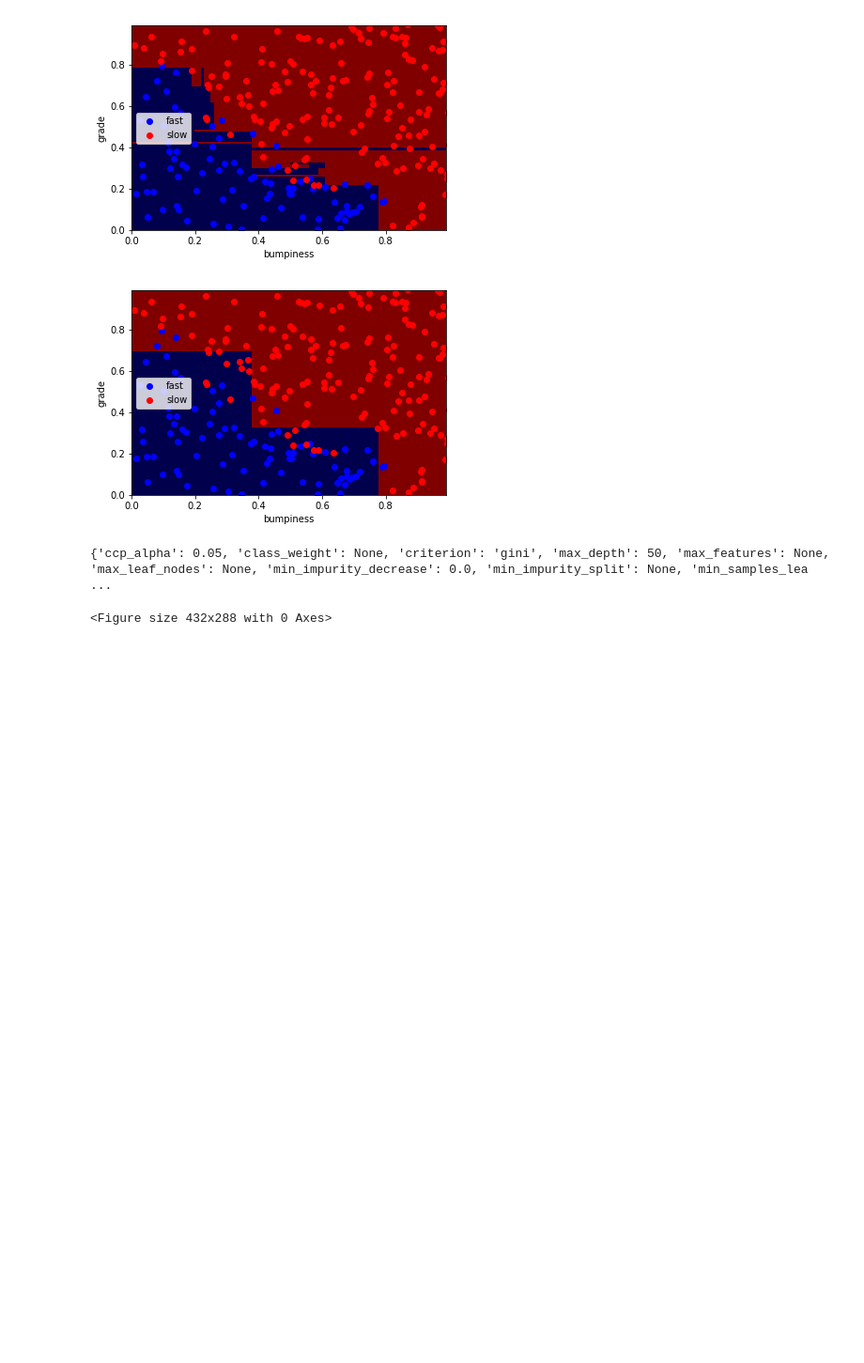
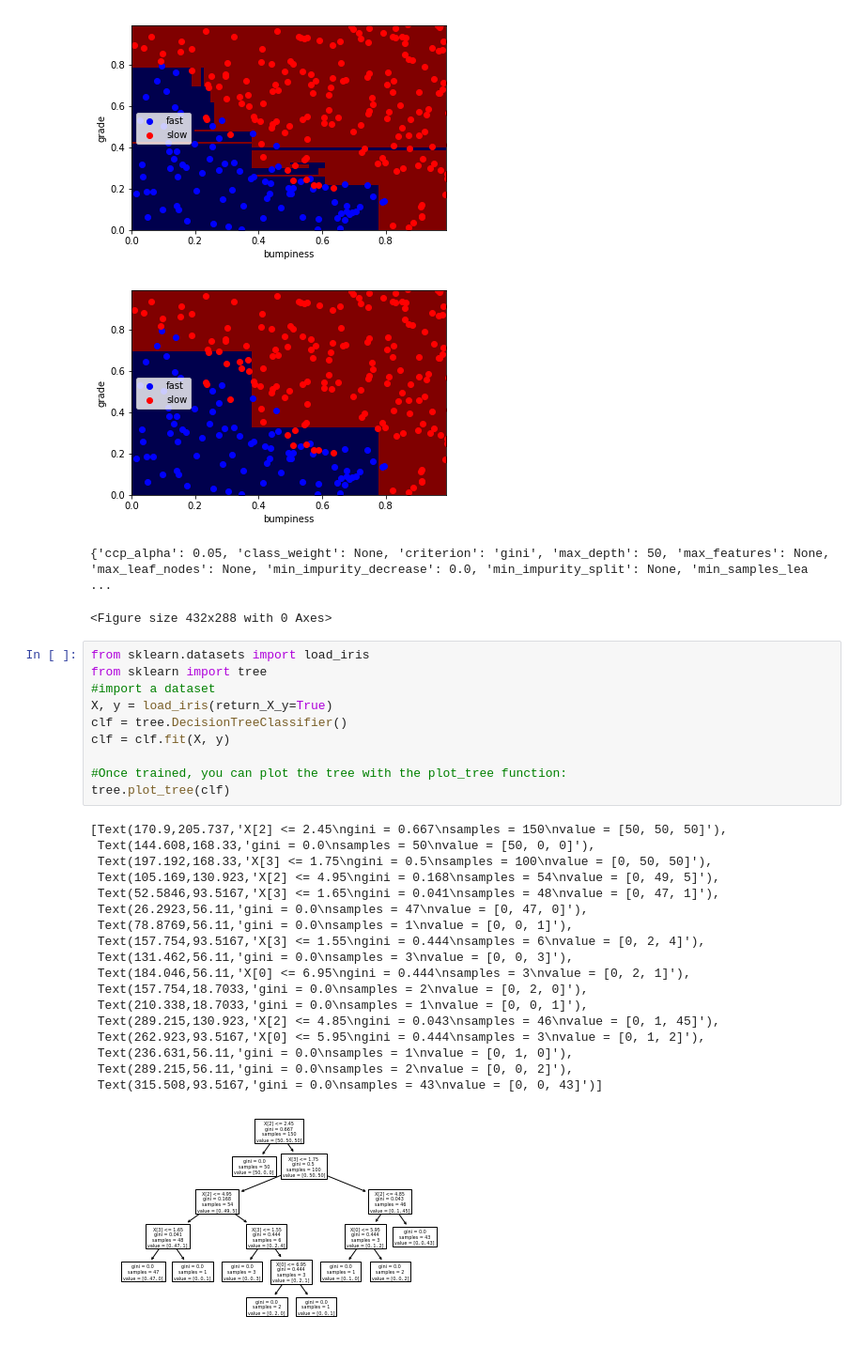
Before and after one commit to Taslim-M/The-Movies-Dataset, a Jupyter notebook: Class Notebook/Class1 Decision Tree.ipynb, the cells around one changed output. Shown: that part at 94% size. Cells and saved outputs as stored; diff of their text form; blank space fills up the shorter version.

```diff
--- a/Class Notebook/Class1 Decision Tree.ipynb
+++ b/Class Notebook/Class1 Decision Tree.ipynb
@@ -52,3 +52,32 @@ print(clf2.get_params())
 [figure]
 {'ccp_alpha': 0.05, 'class_weight': None, 'criterion': 'gini', 'max_depth': 50, 'max_features': None, 'max_leaf_nodes': None, 'min_impurity_decrease': 0.0, 'min_impurity_split': None, 'min_samples_lea ...
 <Figure size 432x288 with 0 Axes>
+# %%
+from sklearn.datasets import load_iris
+from sklearn import tree
+#import a dataset
+X, y = load_iris(return_X_y=True)
+clf = tree.DecisionTreeClassifier()
+clf = clf.fit(X, y)
+
+#Once trained, you can plot the tree with the plot_tree function:
+tree.plot_tree(clf)
+# %% [output]
+[Text(170.9,205.737,'X[2] <= 2.45\ngini = 0.667\nsamples = 150\nvalue = [50, 50, 50]'),
+ Text(144.608,168.33,'gini = 0.0\nsamples = 50\nvalue = [50, 0, 0]'),
+ Text(197.192,168.33,'X[3] <= 1.75\ngini = 0.5\nsamples = 100\nvalue = [0, 50, 50]'),
+ Text(105.169,130.923,'X[2] <= 4.95\ngini = 0.168\nsamples = 54\nvalue = [0, 49, 5]'),
+ Text(52.5846,93.5167,'X[3] <= 1.65\ngini = 0.041\nsamples = 48\nvalue = [0, 47, 1]'),
+ Text(26.2923,56.11,'gini = 0.0\nsamples = 47\nvalue = [0, 47, 0]'),
+ Text(78.8769,56.11,'gini = 0.0\nsamples = 1\nvalue = [0, 0, 1]'),
+ Text(157.754,93.5167,'X[3] <= 1.55\ngini = 0.444\nsamples = 6\nvalue = [0, 2, 4]'),
+ Text(131.462,56.11,'gini = 0.0\nsamples = 3\nvalue = [0, 0, 3]'),
+ Text(184.046,56.11,'X[0] <= 6.95\ngini = 0.444\nsamples = 3\nvalue = [0, 2, 1]'),
+ Text(157.754,18.7033,'gini = 0.0\nsamples = 2\nvalue = [0, 2, 0]'),
+ Text(210.338,18.7033,'gini = 0.0\nsamples = 1\nvalue = [0, 0, 1]'),
+ Text(289.215,130.923,'X[2] <= 4.85\ngini = 0.043\nsamples = 46\nvalue = [0, 1, 45]'),
+ Text(262.923,93.5167,'X[0] <= 5.95\ngini = 0.444\nsamples = 3\nvalue = [0, 1, 2]'),
+ Text(236.631,56.11,'gini = 0.0\nsamples = 1\nvalue = [0, 1, 0]'),
+ Text(289.215,56.11,'gini = 0.0\nsamples = 2\nvalue = [0, 0, 2]'),
+ Text(315.508,93.5167,'gini = 0.0\nsamples = 43\nvalue = [0, 0, 43]')]
+[figure, added]
```
Also changed, not shown: parts of 1 cell of this notebook, 4 other files.
